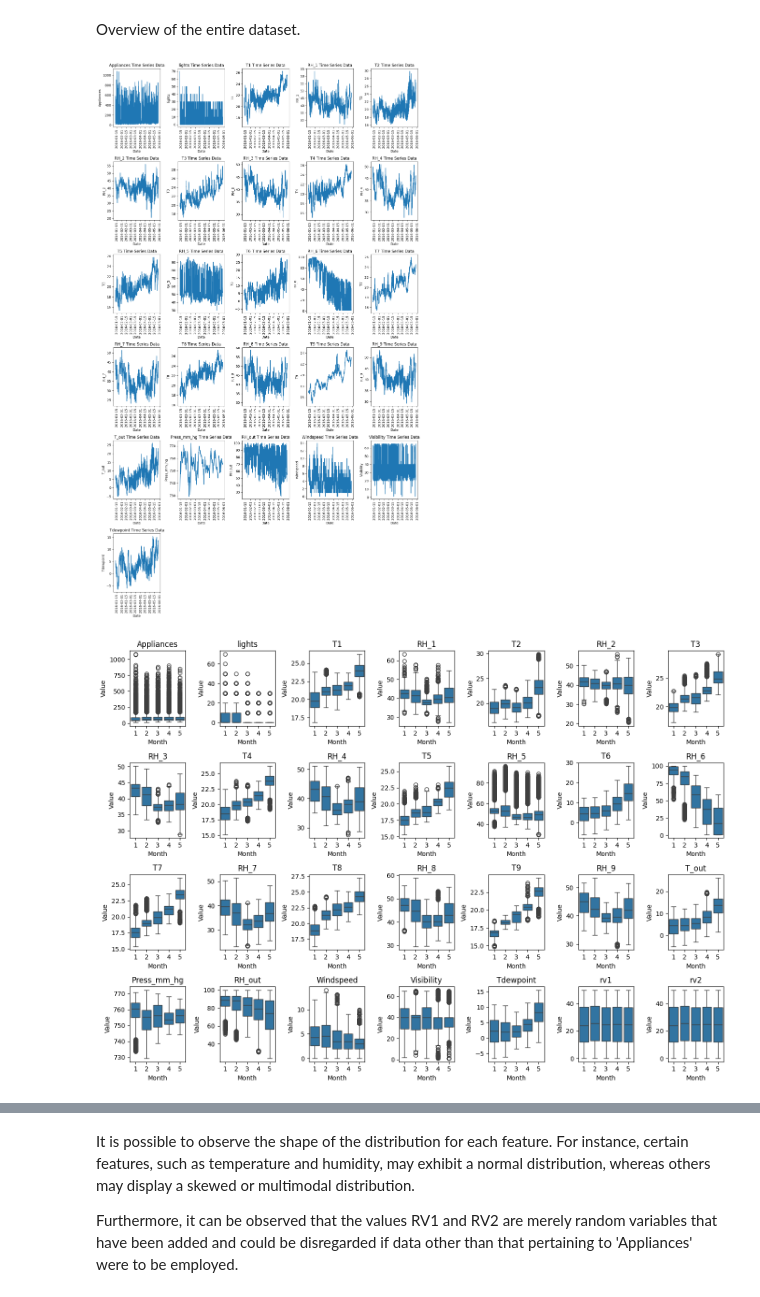
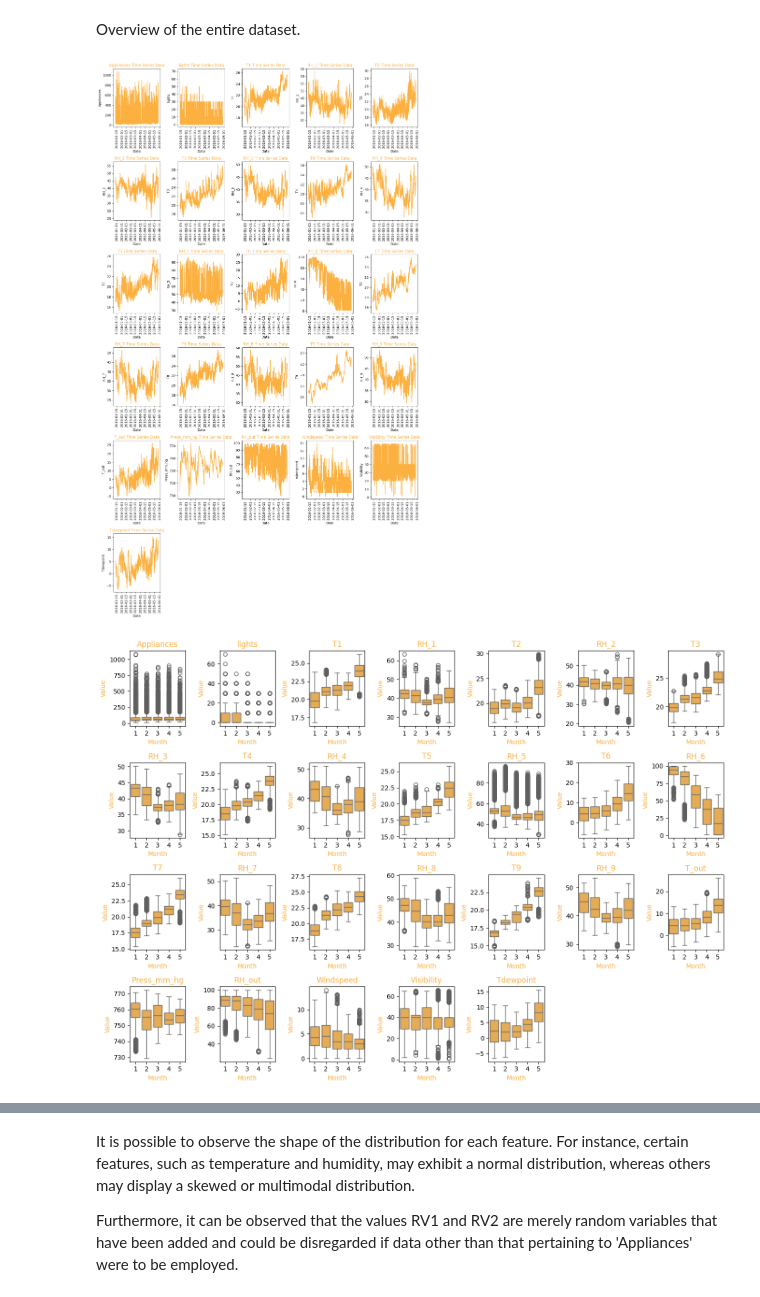
Before and after one commit to EduardoJMatosRomero/EduardoJulianMatosRomero_DCA_DVT_MLB_HCI, a Jupyter notebook: EduardoJulianMatosRomero_DCA_DVT_MLB_HCI.ipynb, the cells around one changed output, grey strips where cells are left out. Drawn from its saved outputs; the diff is of its cells as text; code cells hidden in the pictures.

```diff
--- a/EduardoJulianMatosRomero_DCA_DVT_MLB_HCI.ipynb
+++ b/EduardoJulianMatosRomero_DCA_DVT_MLB_HCI.ipynb
@@ -159,41 +157,47 @@ df2
 # %% [markdown]
 Overview of the entire dataset.
 # %%
+# Define the color for the plots
+springboard_color = "#FCB040"
+
 # Filtering columns excluding 'rv1' and 'rv2'
 selected_columns = [col for col in df.columns if col not in ['rv1', 'rv2', 'date']]
 
 # Determining the number of rows needed for the subplots
 num_cols = len(selected_columns)
 num_rows = (num_cols + 4) // 5  # ceil division for rows
 
 # Creating subplots
 fig, axs = plt.subplots(num_rows, 5, figsize=(14, num_rows * 4))
 
 # Flattening the axs array for easier iteration
 axs = axs.flatten()
 
 # Looping through selected columns and plot time series on subplots
 for idx, var in enumerate(selected_columns):
-    sns.lineplot(data=df, x='date', y=var, ax=axs[idx], linewidth=1.5)
+    sns.lineplot(data=df, x='date', y=var, ax=axs[idx], linewidth=1.5, color=springboard_color)
     axs[idx].set_xlabel('Date')
     axs[idx].set_ylabel(var)
-    axs[idx].set_title(f'{var} Time Series Data')
+    axs[idx].set_title(f'{var} Time Series Data', color=springboard_color)
     axs[idx].tick_params(axis='x', rotation=90)
 
 # Turning off any unused subplots
 for j in range(idx + 1, len(axs)):
     fig.delaxes(axs[j])
 
 plt.tight_layout()
 plt.show()
 # %% [output]
-[figure, old version]
+[figure, new version]
 # %%
+# Defining the color for the plots
+springboard_color = "#FCB040"
+
 # Extracting numerical columns from the data
 numerical = ['Appliances', 'lights', 'T1', 'RH_1', 'T2', 'RH_2', 'T3', 'RH_3',
              'T4', 'RH_4', 'T5', 'RH_5', 'T6', 'RH_6', 'T7', 'RH_7', 'T8',
              'RH_8', 'T9', 'RH_9', 'T_out', 'Press_mm_hg', 'RH_out',
-             'Windspeed', 'Visibility', 'Tdewpoint', 'rv1', 'rv2']
+             'Windspeed', 'Visibility', 'Tdewpoint']
 
 # Create subplots
 fig, axs = plt.subplots(4, 7, figsize=(14, 10))
@@ -204,10 +208,10 @@ axs = axs.flatten()
 # Loop through each numerical column and plot its distribution
 for i, col in enumerate(numerical):
     ax = axs[i]
-    sns.boxplot(x=df['date'].dt.month, y=df[col], ax=ax)
-    ax.set_title(col)
-    ax.set_xlabel('Month')
-    ax.set_ylabel('Value')
+    sns.boxplot(x=df['date'].dt.month, y=df[col], ax=ax, color=springboard_color)
+    ax.set_title(col, color=springboard_color)
+    ax.set_xlabel('Month', color=springboard_color)
+    ax.set_ylabel('Value', color=springboard_color)
 
 # Turn off any unused subplots
 for j in range(i + 1, len(axs)):
@@ -217,5 +221,5 @@ for j in range(i + 1, len(axs)):
 plt.tight_layout()
 plt.show()
 # %% [output]
-[figure, old version]
+[figure, new version]
 # %%
```
Also changed, not shown: parts of 20 cells of this notebook.
